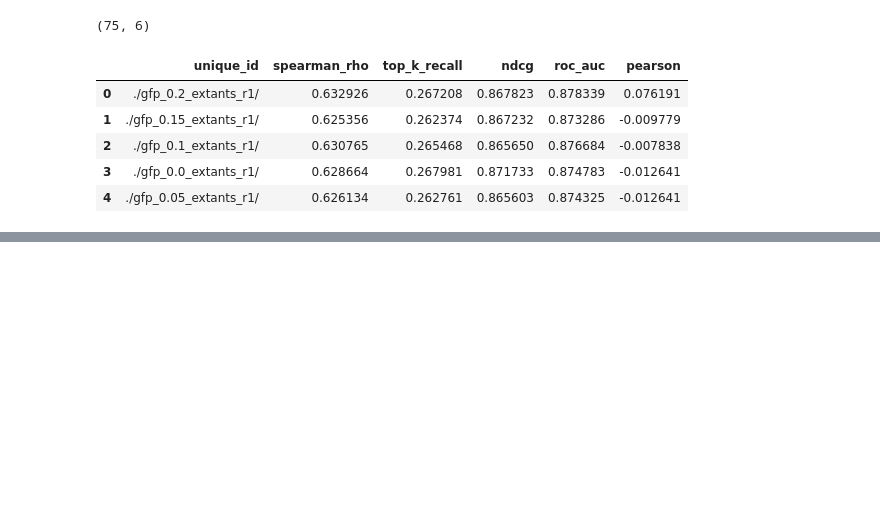
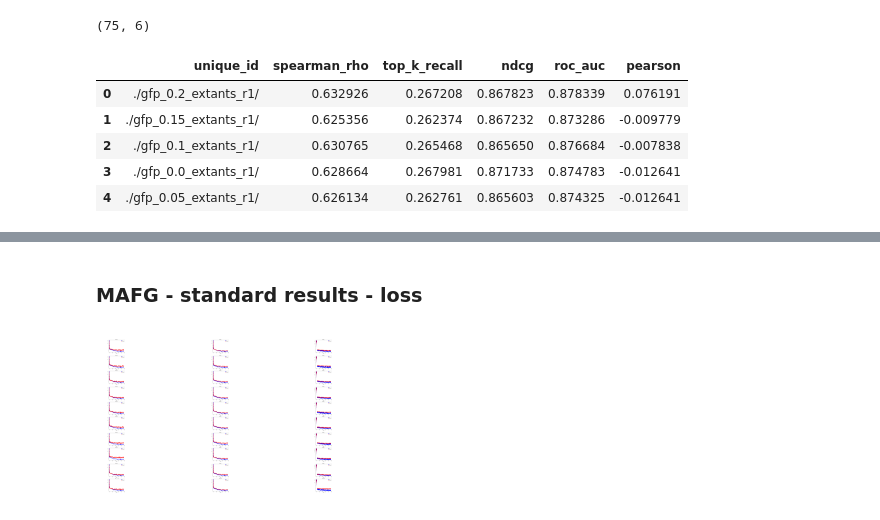
Before and after one commit to SebPorras/MAP_VAE, a Jupyter notebook: notebooks/sampling_ancestors.ipynb, the cells around one changed output, grey strips where cells are left out. Drawn from its saved outputs; the diff is of its cells as text; code cells hidden in the pictures; blank space fills up the shorter version.

```diff
--- a/notebooks/sampling_ancestors.ipynb
+++ b/notebooks/sampling_ancestors.ipynb
@@ -847,0 +846,7 @@ plot_clustering_metrics(gfp_all_cluster_results, "GFP")
+# %% [markdown]
+### MAFG - standard results - loss
+# %%
+mafg_std_file_path = "/Users/sebs_mac/uni_OneDrive/honours/data/standard_test_results/mafg_standard/"
+plot_standard_loss(mafg_std_file_path, "mafg_std_loss.png", columns=3, rows=10)
+# %% [output]
+[figure, added]
```
Also changed, not shown: parts of 52 cells of this notebook, 8 other files.
